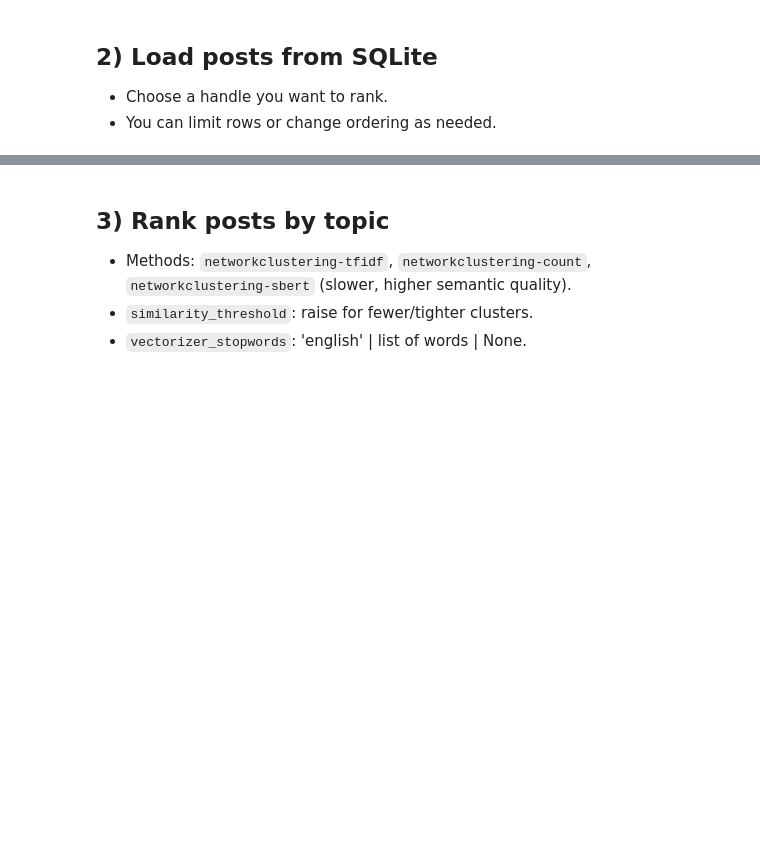
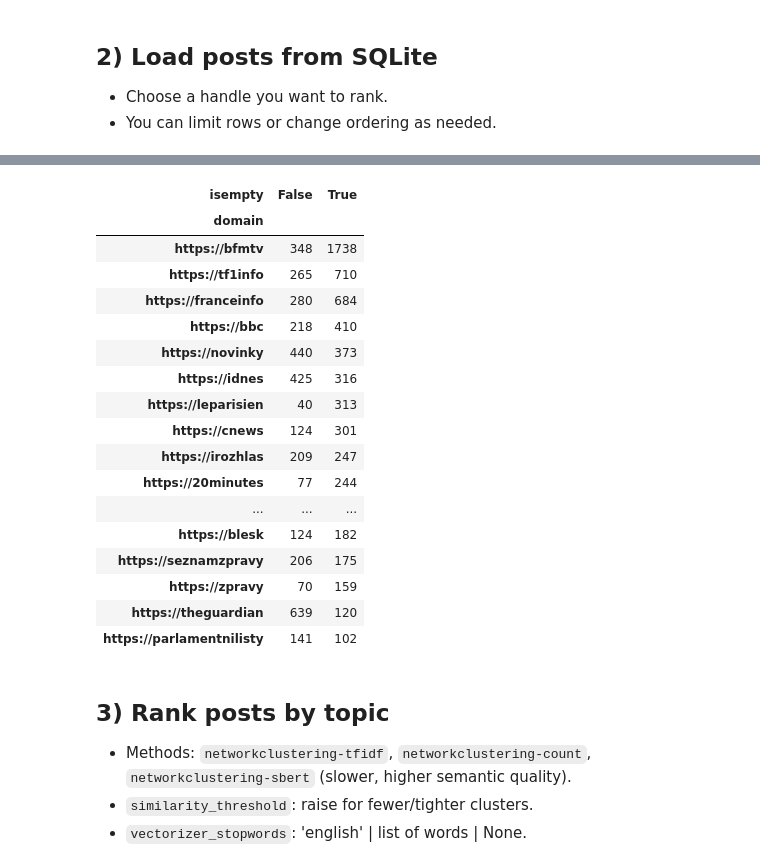
Before and after one commit to ekilik/blueskyranker, a Jupyter notebook: example.ipynb, the cells around one changed output, grey strips where cells are left out. Saved outputs shown, nothing was run; the diff lists cells and outputs as text; code cells hidden in the pictures; blank space fills up the shorter version.

```diff
--- a/example.ipynb
+++ b/example.ipynb
@@ -33,6 +83,6 @@ print(result)
 - You can limit rows or change ordering as needed.
 # %%
 conn = ensure_db('newsflows.db')
-handle = 'news-flows-nl.bsky.social'  # pick one of your handles
-data = load_posts_df(conn, handle=handle, limit=2000, order_by='createdAt', descending=False)
+handle = 'news-flows-ir.bsky.social'  # pick one of your handles
+data = load_posts_df(conn, handle = handle, order_by='createdAt', descending=False)
 data.head()
@@ -39,3 +115,28 @@ data.head()
+# %%
+import pandas as pd
+df = pd.DataFrame(data)
+df['domain'] = df[16].map(lambda x: " ".join(x.replace("www.","").split('.')[:1]))
+df['isempty'] = df[15].isnull()
+pd.crosstab(df['domain'], df['isempty']).sort_values(by=True, ascending=False).head(20)
+# %% [output]
+| isempty | False | True |
+| domain |  |  |
+| https://bfmtv | 348 | 1738 |
+| https://tf1info | 265 | 710 |
+| https://franceinfo | 280 | 684 |
+| https://bbc | 218 | 410 |
+| https://novinky | 440 | 373 |
+| https://idnes | 425 | 316 |
+| https://leparisien | 40 | 313 |
+| https://cnews | 124 | 301 |
+| https://irozhlas | 209 | 247 |
+| https://20minutes | 77 | 244 |
+| ... | ... | ... |
+| https://blesk | 124 | 182 |
+| https://seznamzpravy | 206 | 175 |
+| https://zpravy | 70 | 159 |
+| https://theguardian | 639 | 120 |
+| https://parlamentnilisty | 141 | 102 |
 # %% [markdown]
 ## 3) Rank posts by topic
 
```
Also changed, not shown: parts of 8 cells of this notebook, 5 other files.
